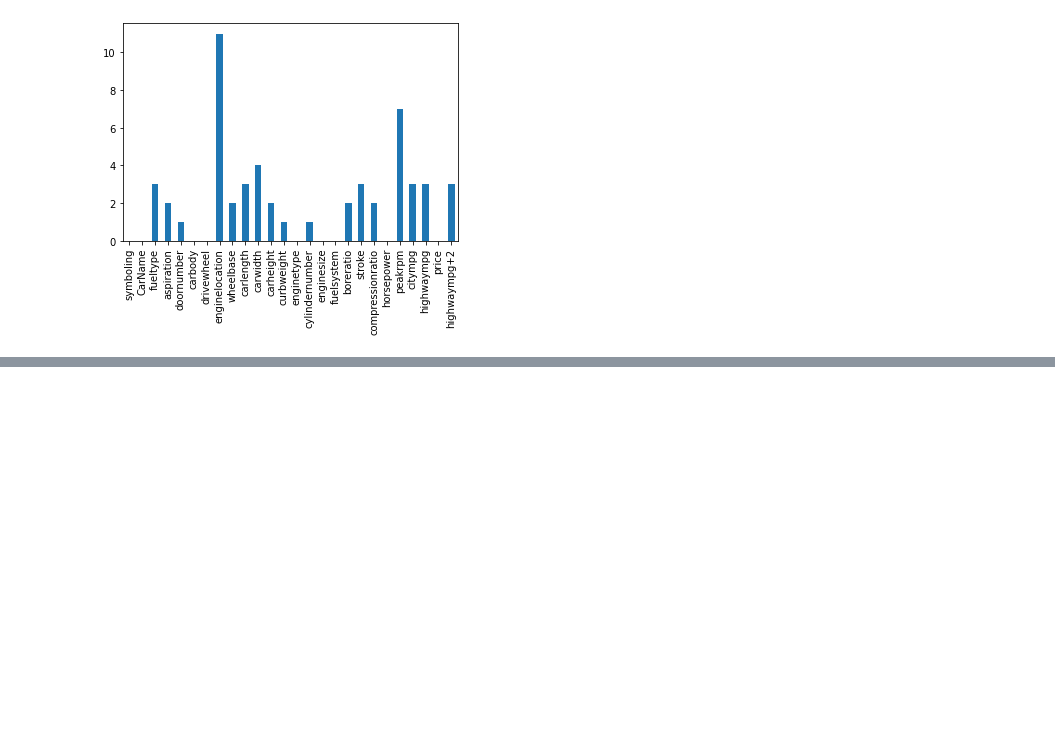
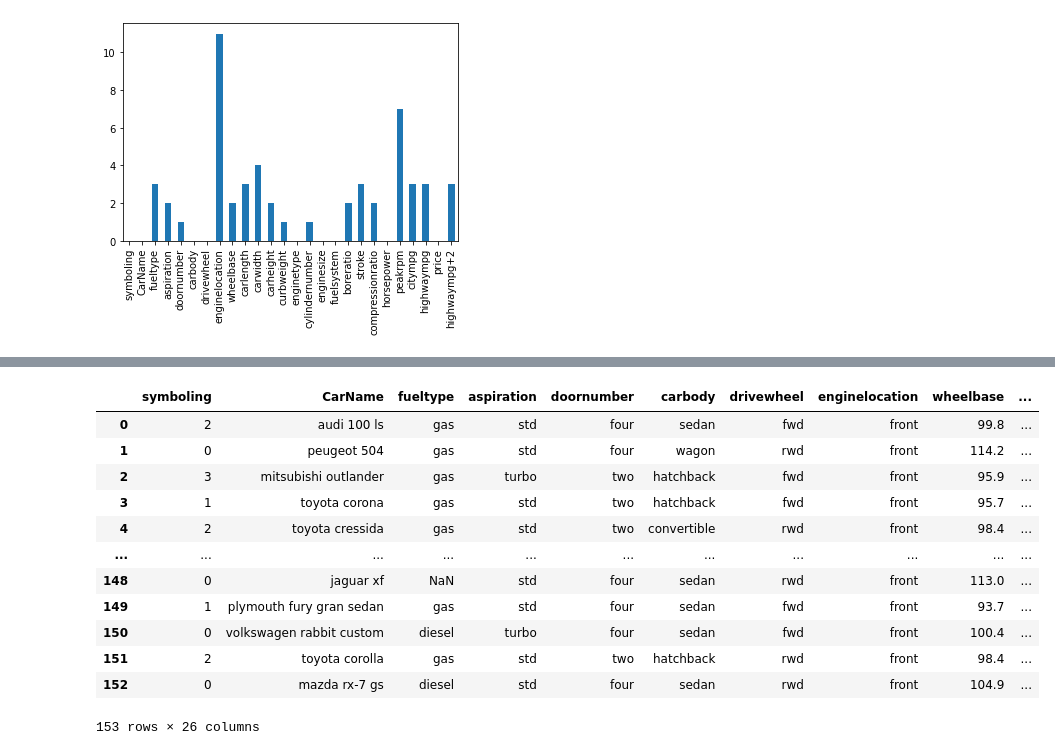
Before and after one commit to herovired-content/Pandas, a Jupyter notebook: Pandas.ipynb, the cells around one changed output, grey strips where cells are left out. Drawn from its saved outputs; the diff is of its cells as text; code cells hidden in the pictures; blank space fills up the shorter version.

```diff
--- a/Pandas.ipynb
+++ b/Pandas.ipynb
@@ -561,0 +582,16 @@ df.isna().sum(axis=0).plot(kind='bar')
+# %%
+df
+# %% [output]
+|  | symboling | CarName | fueltype | aspiration | doornumber | carbody | drivewheel | enginelocation | wheelbase | ... |
+| 0 | 2 | audi 100 ls | gas | std | four | sedan | fwd | front | 99.8 | ... |
+| 1 | 0 | peugeot 504 | gas | std | four | wagon | rwd | front | 114.2 | ... |
+| 2 | 3 | mitsubishi outlander | gas | turbo | two | hatchback | fwd | front | 95.9 | ... |
+| 3 | 1 | toyota corona | gas | std | two | hatchback | fwd | front | 95.7 | ... |
+| 4 | 2 | toyota cressida | gas | std | two | convertible | rwd | front | 98.4 | ... |
+| ... | ... | ... | ... | ... | ... | ... | ... | ... | ... | ... |
+| 148 | 0 | jaguar xf | NaN | std | four | sedan | rwd | front | 113.0 | ... |
+| 149 | 1 | plymouth fury gran sedan | gas | std | four | sedan | fwd | front | 93.7 | ... |
+| 150 | 0 | volkswagen rabbit custom | diesel | turbo | four | sedan | fwd | front | 100.4 | ... |
+| 151 | 2 | toyota corolla | gas | std | two | hatchback | rwd | front | 98.4 | ... |
+| 152 | 0 | mazda rx-7 gs | diesel | std | four | sedan | rwd | front | 104.9 | ... |
+153 rows × 26 columns
```
Also changed, not shown: parts of 2 cells of this notebook, 4 other files.
